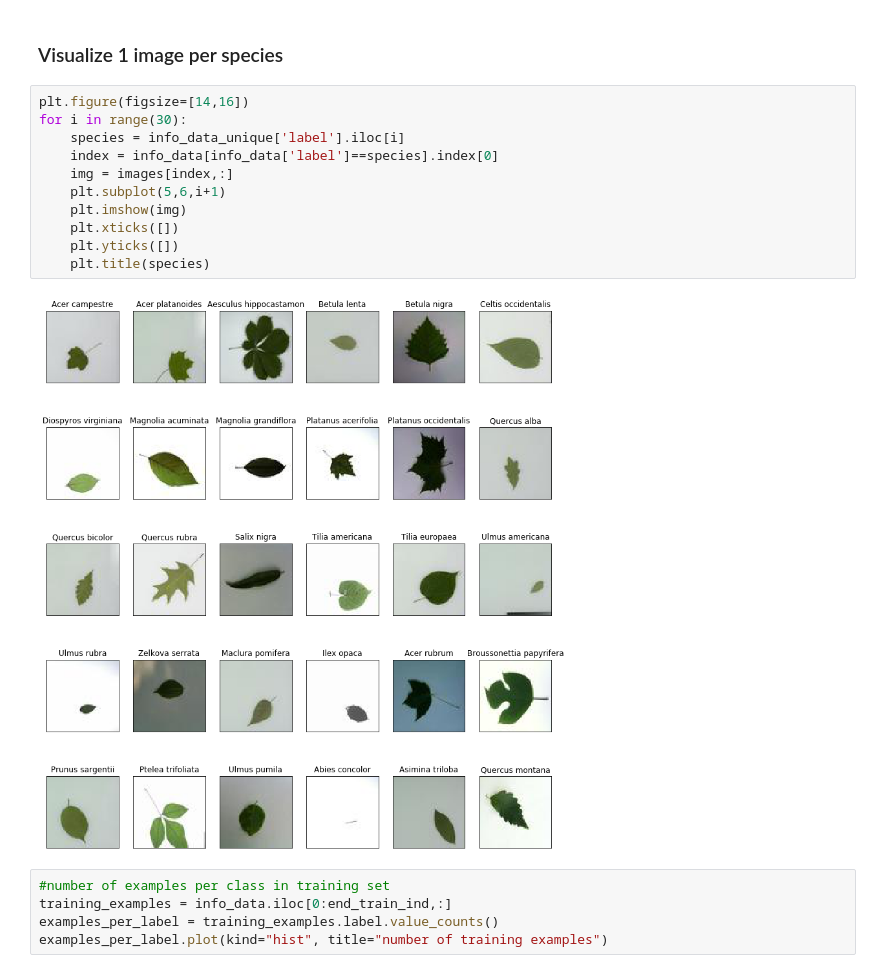
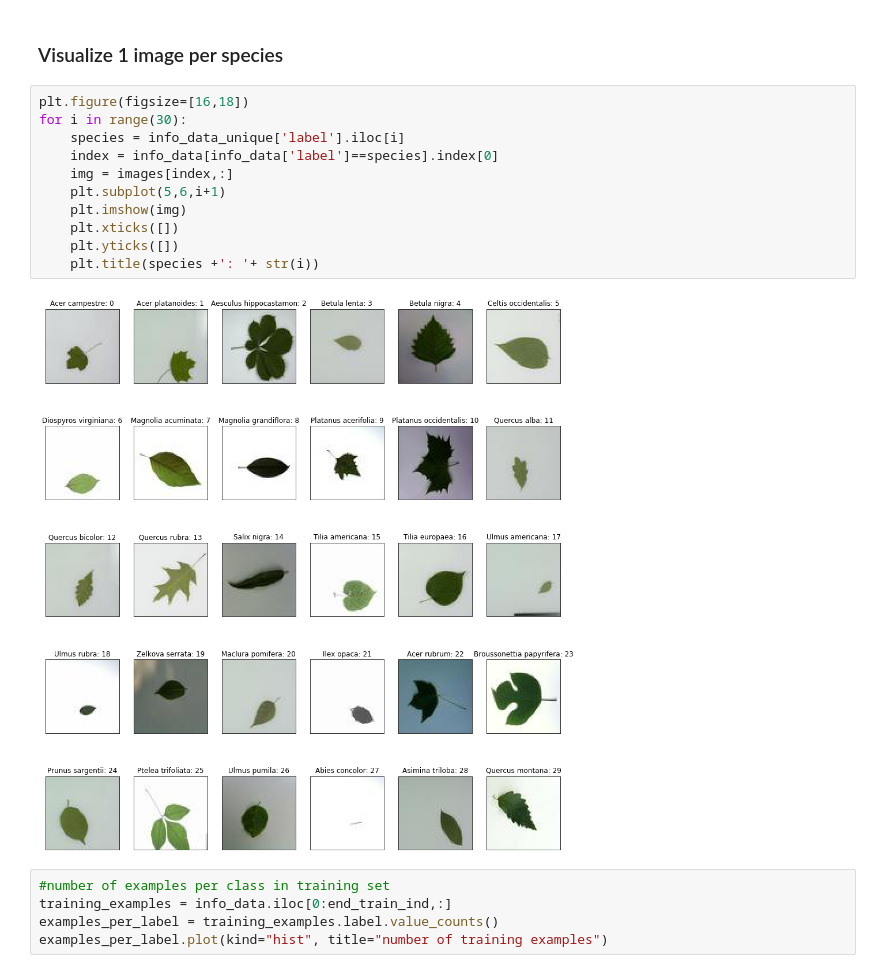
Before and after one commit to NLeSC/XAI, a Jupyter notebook: Software/LeafSnapDemo/AnalyzePerformanceClassificationModel30.ipynb, the cells around one changed output. Drawn from its saved outputs; the diff is of its cells as text.

```diff
--- a/Software/LeafSnapDemo/AnalyzePerformanceClassificationModel30.ipynb
+++ b/Software/LeafSnapDemo/AnalyzePerformanceClassificationModel30.ipynb
@@ -152,18 +152,18 @@ info_data_unique.head(30)
 # %% [markdown]
 ### Visualize 1 image per species
 # %%
-plt.figure(figsize=[14,16])
+plt.figure(figsize=[16,18])
 for i in range(30):
     species = info_data_unique['label'].iloc[i]
     index = info_data[info_data['label']==species].index[0]
     img = images[index,:]
     plt.subplot(5,6,i+1)
     plt.imshow(img)
     plt.xticks([])
     plt.yticks([])
-    plt.title(species)
+    plt.title(species +': '+ str(i))
 # %% [output]
-[figure, old version]
+[figure, new version]
 # %%
 #number of examples per class in training set
 training_examples = info_data.iloc[0:end_train_ind,:]
```
